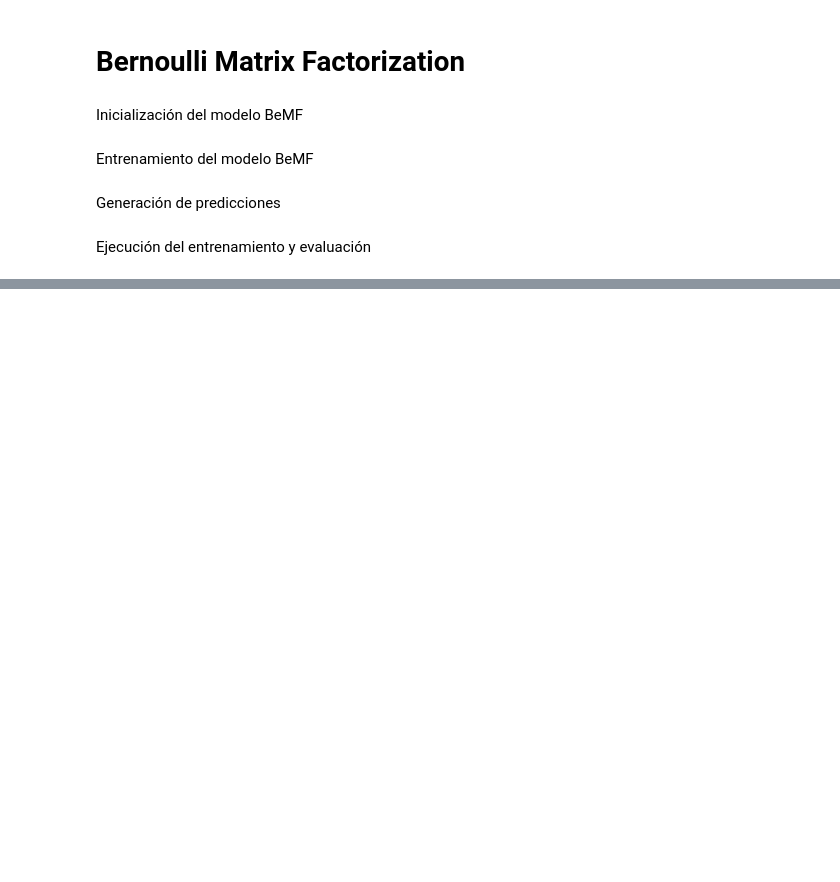
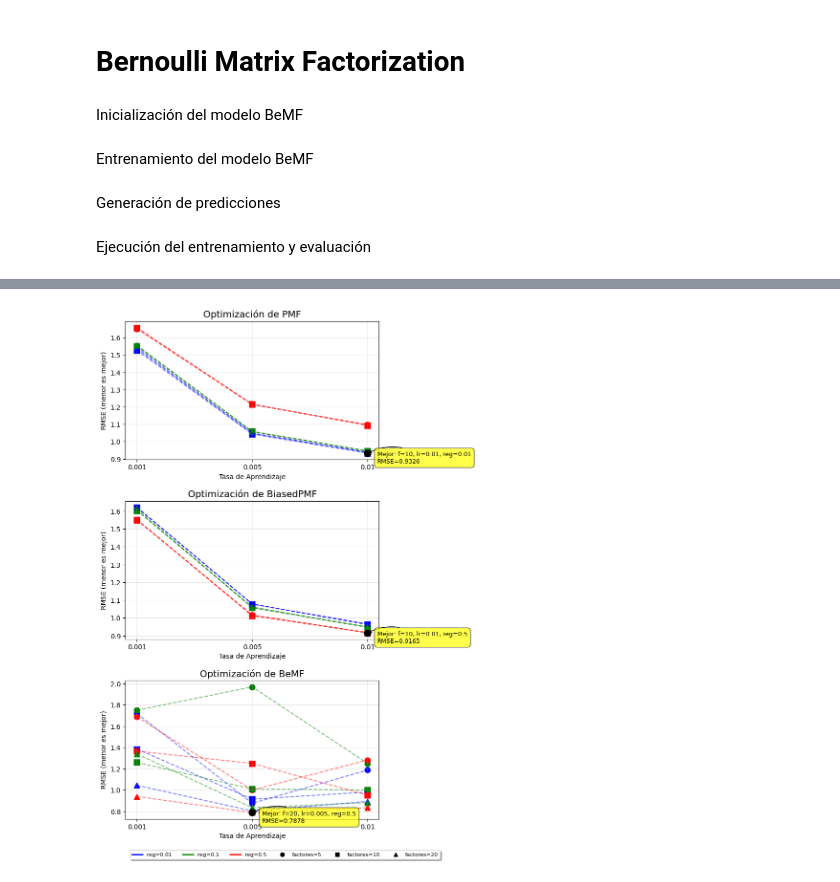
Before and after one commit to DavidSanru/recommendation_system, a Jupyter notebook: prueba.ipynb, the cells around one changed output, grey strips where cells are left out. Saved outputs shown, nothing was run; the diff lists cells and outputs as text; code cells hidden in the pictures; blank space fills up the shorter version.

```diff
--- a/prueba.ipynb
+++ b/prueba.ipynb
@@ -235,8 +235,6 @@ def train_biased_pmf(train_matrix, num_iterations=NUM_ITERATIONS, learning_rate=
 
     # Calcular media global
     avg = calculate_global_mean(train_matrix)
-    print(f"Media global de valoraciones: {avg:.4f}")
-
     print("Entrenando modelo PMF con sesgos...")
     for it in range(num_iterations):
         print(f"Iteración {it+1}/{num_iterations}")
@@ -266,7 +264,7 @@ def train_biased_pmf(train_matrix, num_iterations=NUM_ITERATIONS, learning_rate=
             p[u] += learning_rate * (e_ui * q_i_old - reg_param * p_u_old)
             q[i] += learning_rate * (e_ui * p_u_old - reg_param * q_i_old)
 
-    return mu, bu, bi, p, q
+    return avg, bu, bi, p, q
 # %% [markdown]
 
 
@@ -615,16 +609,16 @@ def evaluate_matrix_factorization(predictions_dict, test_matrix, theta=4, n=10):
 Ejemplo de uso
 # %%
 # Obtener índices de prueba
-test_indices = list(zip(*test_matrix.nonzero()))
+#test_indices = list(zip(*test_matrix.nonzero()))
 
 # Entrenar modelo PMF básico
-p, q = train_pmf(train_matrix)
+#p, q = train_pmf(train_matrix)
 
 # Generar predicciones para conjunto de prueba
-pmf_predictions = generate_pmf_predictions(test_indices, p, q)
+#pmf_predictions = generate_pmf_predictions(test_indices, p, q)
 
 # Entrenar modelo PMF con sesgos
-mu, bu, bi, p_biased, q_biased = train_biased_pmf(train_matrix)
+#avg, bu, bi, p_biased, q_biased = train_biased_pmf(train_matrix)
 
 # Generar predicciones para conjunto de prueba usando modelo con sesgos
-biased_pmf_predictions = generate_biased_pmf_predictions(test_indices, mu, bu, bi, p_biased, q_biased)
+#biased_pmf_predictions = generate_biased_pmf_predictions(test_indices, mu, bu, bi, p_biased, q_biased)
@@ -818,0 +871,3 @@ NDCG: 0.4049
+# %%
+test_indices = list(zip(*test_matrix.nonzero()))
+mejores_params, todos_resultados = optimizar_hiperparametros(train_matrix, test_matrix, test_indices)
@@ -818,0 +936,66 @@ NDCG: 0.4049
+# %%
+def visualizar_optimizacion_parametros(todos_resultados):
+    """Genera visualizaciones para los resultados de optimización de hiperparámetros"""
+    fig, axes = plt.subplots(3, 1, figsize=(8, 12))
+
+    # Configuración común para los gráficos
+    modelos = ['PMF', 'BiasedPMF', 'BeMF']
+    colores = {'0.01': 'blue', '0.1': 'green', '0.5': 'red'}
+    markers = {'5': 'o', '10': 's', '20': '^'}
+
+    for idx, modelo in enumerate(modelos):
+        ax = axes[idx]
+        resultados = todos_resultados[modelo]
+        for res in resultados:
+            factores = str(res['factores'])
+            lr = str(res['lr'])
+            reg = str(res['reg'])
+
+            ax.scatter(lr, res['rmse'], color=colores[reg], marker=markers[factores],
+                      s=70, label=f"reg={reg}, f={factores}")
+
+        for reg in ['0.01', '0.1', '0.5']:
+            for f in ['5', '10', '20']:
+                puntos = [(str(r['lr']), r['rmse']) for r in resultados
+                         if str(r['reg']) == reg and str(r['factores']) == f]
+                if puntos:
+                    x = [p[0] for p in puntos]
+                    y = [p[1] for p in puntos]
+                    ax.plot(x, y, color=colores[reg], linestyle='--', alpha=0.5)
+
+        # Ajustamos los tamaños de fuente
+        ax.set_title(f'Optimización de {modelo}', fontsize=14)
+        ax.set_xlabel('Tasa de Aprendizaje', fontsize=10)
+        ax.set_ylabel('RMSE (menor es mejor)', fontsize=10)
+        ax.grid(True, alpha=0.3)
+
+        # Reducimos el tamaño del punto destacado y ajustamos la anotación
+        mejor = min(resultados, key=lambda x: x['rmse'])
+        ax.scatter(str(mejor['lr']), mejor['rmse'], color='black', s=100, zorder=10)
+        ax.annotate(f"Mejor: f={mejor['factores']}, lr={mejor['lr']}, reg={mejor['reg']}\nRMSE={mejor['rmse']:.4f}",
+                   (str(mejor['lr']), mejor['rmse']),
+                   xytext=(15, -15), textcoords='offset points',
+                   bbox=dict(boxstyle='round,pad=0.5', fc='yellow', alpha=0.7),
+                   arrowprops=dict(arrowstyle='->', connectionstyle='arc3,rad=0.3'),
+                   fontsize=9)
+
+    # Crear una leyenda única para todos los gráficos (más pequeña)
+    handles, labels = [], []
+    for reg, color in colores.items():
+        handles.append(plt.Line2D([0], [0], color=color, lw=2, label=f'reg={reg}'))
+
+    for f, marker in markers.items():
+        handles.append(plt.Line2D([0], [0], marker=marker, color='black',
+                                 markersize=6, label=f'factores={f}', linestyle='None'))
+
+    fig.legend(handles=handles, loc='upper center', bbox_to_anchor=(0.5, 0.05),
+              ncol=6, fancybox=True, shadow=True, fontsize=8)
+
+    plt.tight_layout()
+    plt.subplots_adjust(bottom=0.1, hspace=0.3)
+    plt.savefig('optimizacion_parametros.png', dpi=300, bbox_inches='tight')
+    plt.show()
+# Ejecutar la visualización
+visualizar_optimizacion_parametros(todos_resultados)
+# %% [output]
+[figure, added]
```
Also changed, not shown: parts of 22 cells of this notebook.
